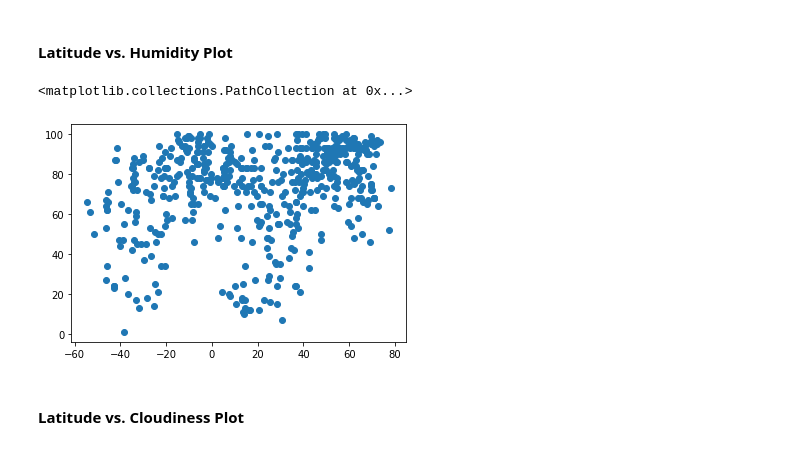
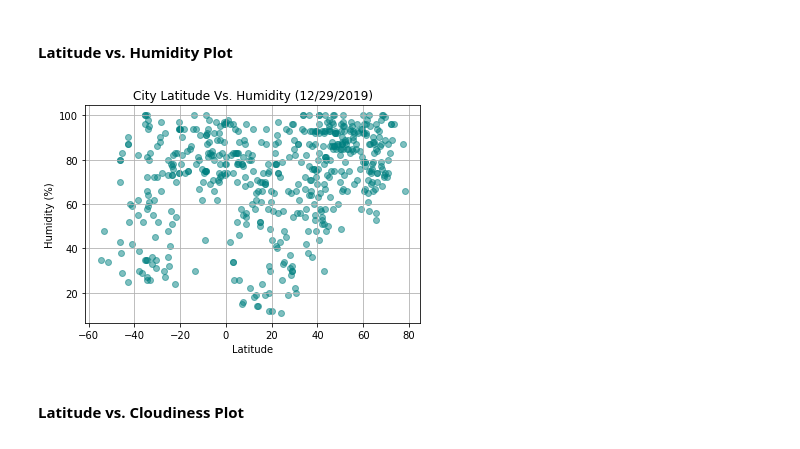
Before and after one commit to JoshuaFarmerATX/python-api-challenge, a Jupyter notebook: WeatherPy/WeatherPy.ipynb, the cells around one changed output. Drawn from its saved outputs; the diff is of its cells as text; code cells hidden in the pictures.

```diff
--- a/WeatherPy/WeatherPy.ipynb
+++ b/WeatherPy/WeatherPy.ipynb
@@ -164,9 +167,15 @@ plt.scatter(df["Latitude"], df["Max F"])
 # %% [markdown]
 #### Latitude vs. Humidity Plot
-# %%
-plt.scatter(df["Latitude"], df["Humidity"])
-# %% [output]
-<matplotlib.collections.PathCollection at 0x...>
-[figure, removed]
+# %%
+plt.scatter(df["Latitude"], df["Humidity"], c = 'teal', alpha = 0.5, marker = 'o')
+plt.title(f'City Latitude Vs. Humidity ({time.strftime("%m/%d/%Y")})')
+plt.xlabel("Latitude")
+plt.ylabel("Humidity (%)")
+plt.grid()
+plt.savefig("latitude_vs_humidity.png")
+
+plt.show()
+# %% [output]
+[figure, added]
 # %% [markdown]
 #### Latitude vs. Cloudiness Plot
```
Also changed, not shown: parts of 13 cells of this notebook, 5 other files.
